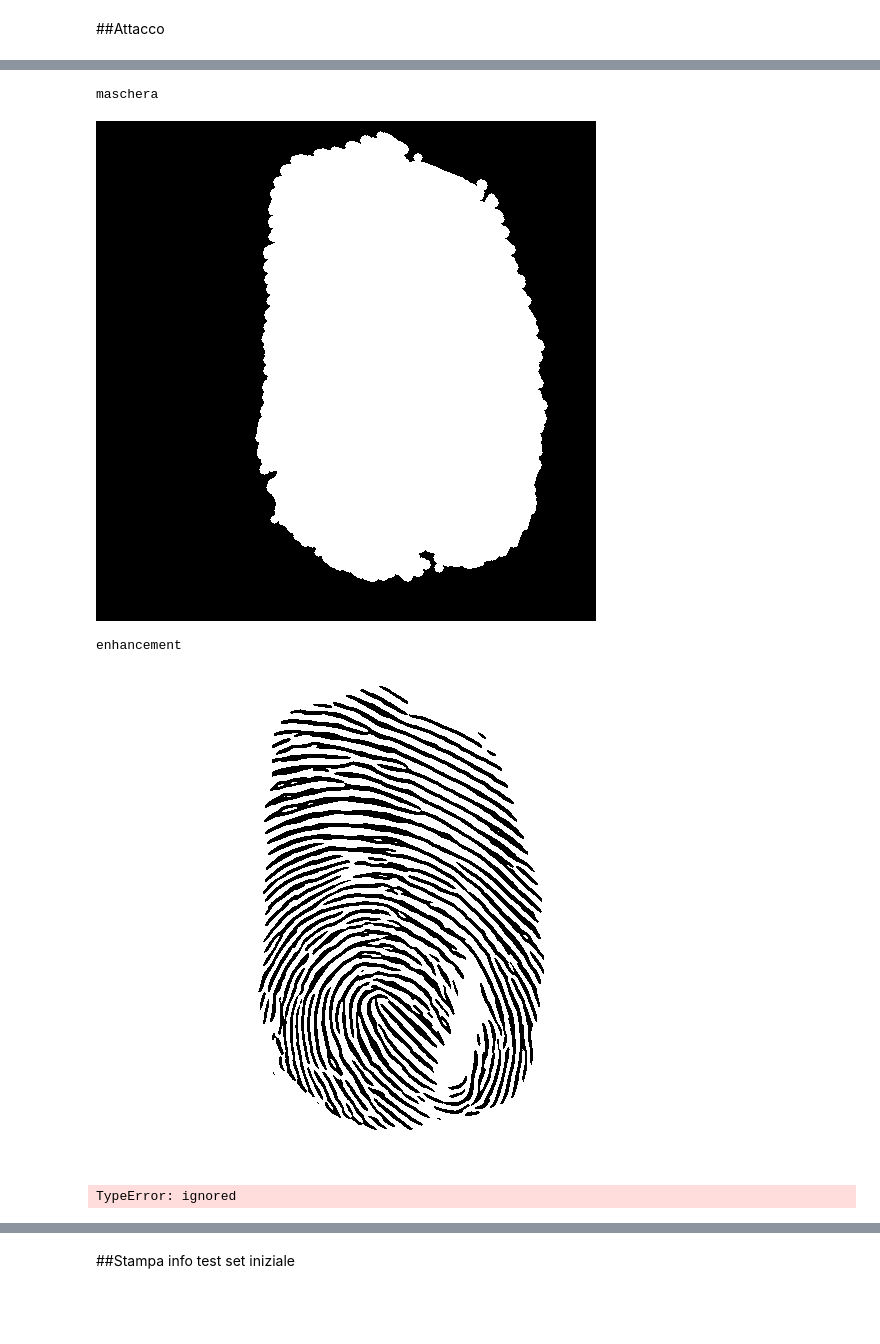
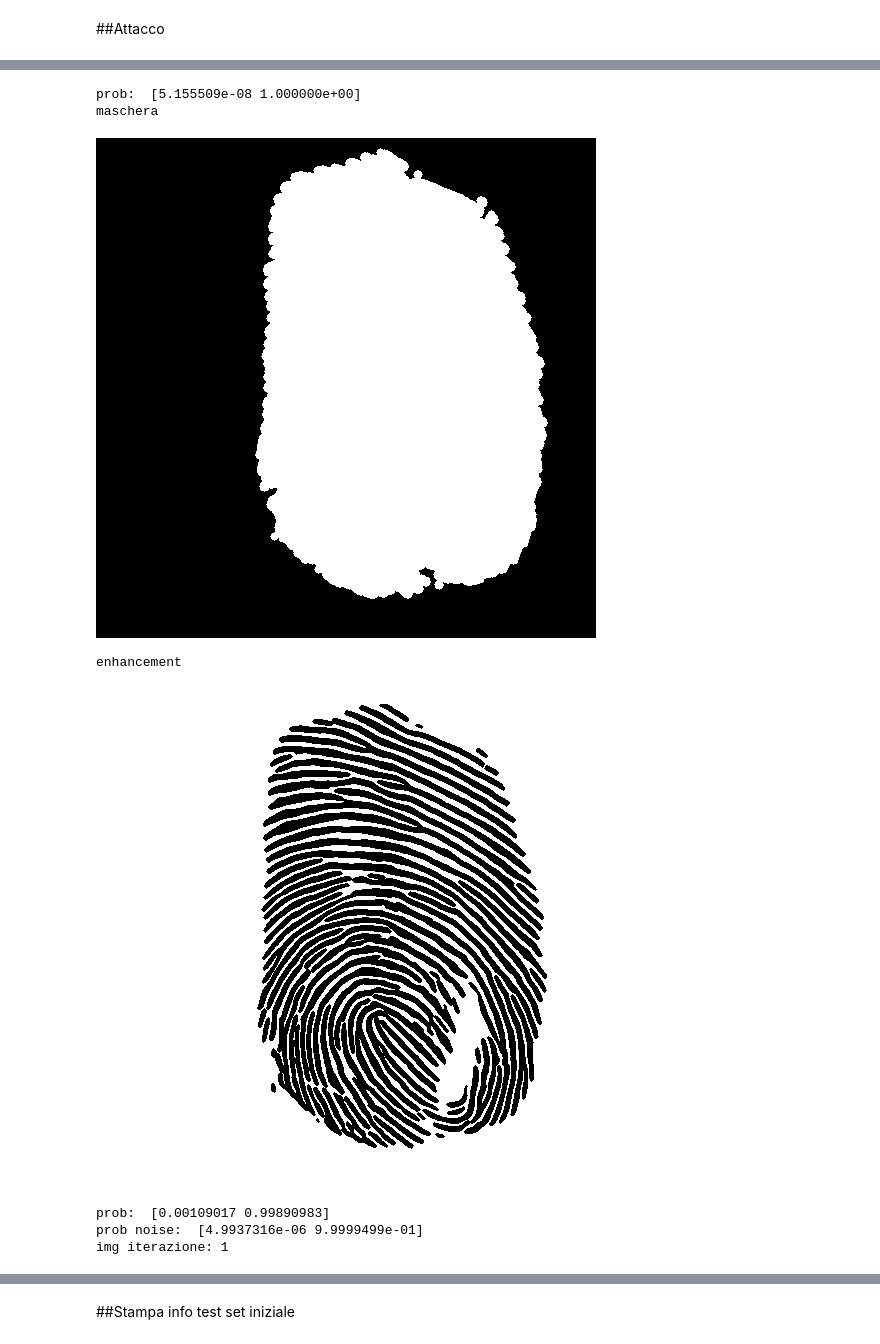
Before and after one commit to umbertogagl97/FAdA, a Jupyter notebook: examples/Attacco_scanner.ipynb, the cells around one changed output, grey strips where cells are left out. Drawn from its saved outputs; the diff is of its cells as text; code cells hidden in the pictures; blank space fills up the shorter version.

Commit message:
versione finale. Da aggiungere altre cose come XAI

```diff
--- a/examples/Attacco_scanner.ipynb
+++ b/examples/Attacco_scanner.ipynb
@@ -209,12 +207,12 @@ import time
 #optional flags
 save_img_print=True       #salva immagini adv in una lista per stampare successivamente il subplot
 show_img_progress=True   #mostra immagini ed altre info durante l'attacco
-save_img_adv=True        #salva immagini adv finali su Drive
+save_img_adv=False        #salva immagini adv finali su Drive
 
 path_save_adv='/content/gdrive/MyDrive/prova/'
-
+dir_adv='img_adv'
 #attack version
-v=2
+v=5
 
 #iperparametri
 dilat=False
@@ -223,8 +221,8 @@ conf_n=0
 probabilities_n=[0,0]
 conf_in=0.8
 iter=5
-if v==3: rand_m=False
-else: rand_m=True
+if v==3: rand_m=True
+else: rand_m=False
 target=classes_name.index('Live') #0 live, 1 spoof
 jmax=5
 confidence_loop=0.8
@@ -254,6 +252,7 @@ Test_p = pd.DataFrame()
 start = time.time()
 
 i=0
+print("Attack version: "+str(v)+'\n')
 for input,label in testgen:
   i+=1
   sys.stdout.write("\rElem: {0}/{1}".format(i,len(testgen)))
@@ -263,7 +262,10 @@ for input,label in testgen:
   x_test=np.array(input.numpy())
 
   pred,probabilities,_=test_average(classifier,torch.Tensor(x_test),transf_init)
-
+  if show_img_progress:
+    print('\nimg iniziale')
+    cv2_imshow(x_test[0].transpose(1,2,0)*255)
+    print('prob: ',probabilities)
   if label==1 and pred==1: #solo se la predice spoof
     filename=test_dataset.samples[i-1][0].split('Spoof/')[1]
     #calcola maschera
@@ -272,7 +274,7 @@ for input,label in testgen:
     if v==1: x_test_p=x_test.copy()
     else:
       x_test_p=enhanc(x_test,m)
-      if dilat: x_test_p=erosion(x_test_p[0], element)
+      if dilat: x_test_p[0]=erosion(x_test_p[0], element)
       if v_n==True:
         noise=(random_noise(np.ones([500,500]), mode='pepper',amount=am))+np.random.random([500,500])
         noise=np.where(m==0,1,noise)
@@ -282,13 +284,13 @@ for input,label in testgen:
       pred,probabilities,_=test_average(classifier,torch.Tensor(x_test_p),transf_init)
 
     if show_img_progress:
-      print('\nimg iniziale')
-      cv2_imshow(x_test[0].transpose(1,2,0)*255)
       print('maschera')
       cv2_imshow(m*255)
       if v!=1:
         print('enhancement')
         cv2_imshow(x_test_p[0].transpose(1,2,0)*255)
+        print('prob: ',probabilities)
+        if v_n: print('prob noise: ',probabilities_n)
 
     #resize maschera per usarla nell'attacco
     m_at = cv2.resize(m, (224,224),interpolation=cv2.INTER_NEAREST)
@@ -302,7 +304,7 @@ for input,label in testgen:
 
       #resize alle dim iniziali ed enhancement
       x_test_adv=enhanc(x_test_adv,m,[size_init[0],size_init[1]])
-      if dilat: x_test_adv=erosion(x_test_adv[0], element)
+      if dilat: x_test_adv[0]=erosion(x_test_adv[0], element)
       if v_n==True:
         noise=(random_noise(np.ones([500,500]), mode='pepper',amount=am))+np.random.random([500,500])
         noise=np.where(m==0,1,noise)
@@ -319,11 +321,12 @@ for input,label in testgen:
       x_test_adv=torch.Tensor(x_test_adv)
       pred,probabilities,_=test_average(classifier,x_test_adv,transf_init)
       if show_img_progress:
-        print(probabilities)
+        print('prob: ',probabilities)
+        if v_n: print('prob noise: ',probabilities_n)
 
     if save_img_adv: #salva solo immagini che diventano Live
       if pred==0:
-        cv2.imwrite(path_save_adv+'img_adv/'+filename,x_test_adv[0].numpy().transpose(1,2,0)*255)
+        cv2.imwrite(path_save_adv+dir_adv+'/'+filename,x_test_adv[0].numpy().transpose(1,2,0)*255)
 
     Test_p = Test_p.append({'name': filename,
                             'predicted': classes_name[pred], #qui metti pred
@@ -362,8 +367,11 @@ if save_img_adv:
 Elem: 1/2
 img iniziale
 [figure]
+prob:  [5.155509e-08 1.000000e+00]
 maschera
 [figure]
 enhancement
-[figure, old version]
+[figure, new version]
-TypeError: ignored
+prob:  [0.00109017 0.99890983]
+prob noise:  [4.9937316e-06 9.9999499e-01]
+img iterazione: 1
```
Also changed, not shown: parts of 16 cells of this notebook.
